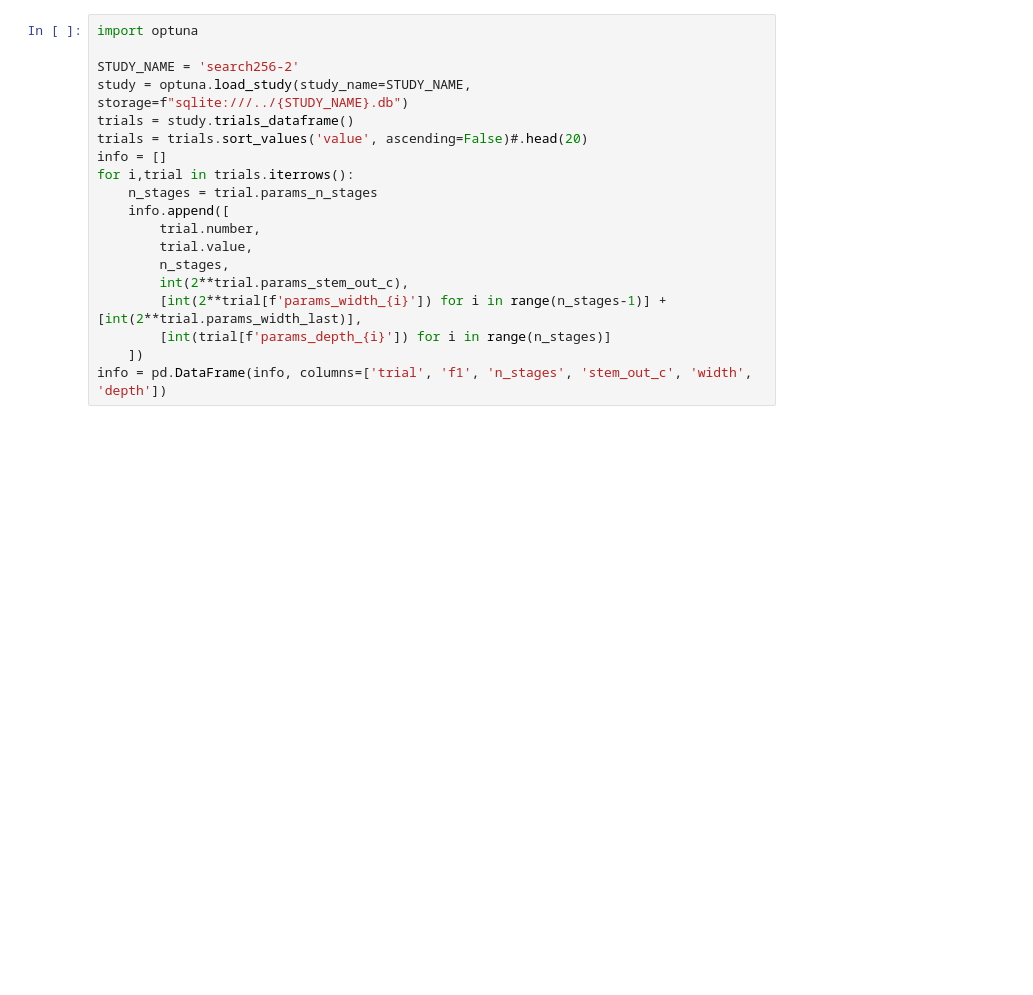
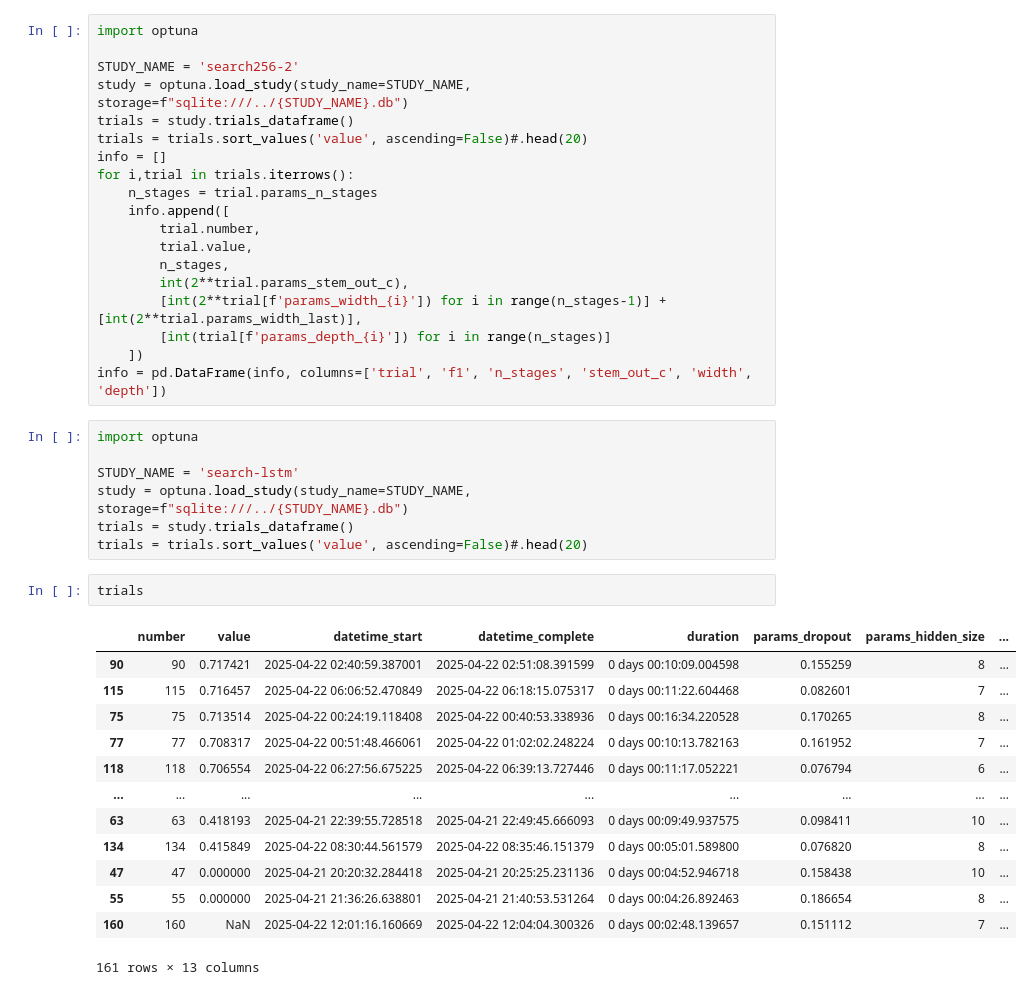
Before and after one commit to Musa-Azeem/AI-hypertrophy-coach, a Jupyter notebook: ml-notebooks/segmentation.ipynb, the cells around one changed output. Cells and saved outputs as stored; diff of their text form; blank space fills up the shorter version.

```diff
--- a/ml-notebooks/segmentation.ipynb
+++ b/ml-notebooks/segmentation.ipynb
@@ -858,3 +971,26 @@ for i,trial in trials.iterrows():
         [int(trial[f'params_depth_{i}']) for i in range(n_stages)]
     ])
 info = pd.DataFrame(info, columns=['trial', 'f1', 'n_stages', 'stem_out_c', 'width', 'depth'])
+# %%
+import optuna
+
+STUDY_NAME = 'search-lstm'
+study = optuna.load_study(study_name=STUDY_NAME, storage=f"sqlite:///../{STUDY_NAME}.db")
+trials = study.trials_dataframe()
+trials = trials.sort_values('value', ascending=False)#.head(20)
+# %%
+trials
+# %% [output]
+|  | number | value | datetime_start | datetime_complete | duration | params_dropout | params_hidden_size | ... |
+| 90 | 90 | 0.717421 | 2025-04-22 02:40:59.387001 | 2025-04-22 02:51:08.391599 | 0 days 00:10:09.004598 | 0.155259 | 8 | ... |
+| 115 | 115 | 0.716457 | 2025-04-22 06:06:52.470849 | 2025-04-22 06:18:15.075317 | 0 days 00:11:22.604468 | 0.082601 | 7 | ... |
+| 75 | 75 | 0.713514 | 2025-04-22 00:24:19.118408 | 2025-04-22 00:40:53.338936 | 0 days 00:16:34.220528 | 0.170265 | 8 | ... |
+| 77 | 77 | 0.708317 | 2025-04-22 00:51:48.466061 | 2025-04-22 01:02:02.248224 | 0 days 00:10:13.782163 | 0.161952 | 7 | ... |
+| 118 | 118 | 0.706554 | 2025-04-22 06:27:56.675225 | 2025-04-22 06:39:13.727446 | 0 days 00:11:17.052221 | 0.076794 | 6 | ... |
+| ... | ... | ... | ... | ... | ... | ... | ... | ... |
+| 63 | 63 | 0.418193 | 2025-04-21 22:39:55.728518 | 2025-04-21 22:49:45.666093 | 0 days 00:09:49.937575 | 0.098411 | 10 | ... |
+| 134 | 134 | 0.415849 | 2025-04-22 08:30:44.561579 | 2025-04-22 08:35:46.151379 | 0 days 00:05:01.589800 | 0.076820 | 8 | ... |
+| 47 | 47 | 0.000000 | 2025-04-21 20:20:32.284418 | 2025-04-21 20:25:25.231136 | 0 days 00:04:52.946718 | 0.158438 | 10 | ... |
+| 55 | 55 | 0.000000 | 2025-04-21 21:36:26.638801 | 2025-04-21 21:40:53.531264 | 0 days 00:04:26.892463 | 0.186654 | 8 | ... |
+| 160 | 160 | NaN | 2025-04-22 12:01:16.160669 | 2025-04-22 12:04:04.300326 | 0 days 00:02:48.139657 | 0.151112 | 7 | ... |
+161 rows × 13 columns
```
Also changed, not shown: parts of 12 cells of this notebook, 7 other files.
